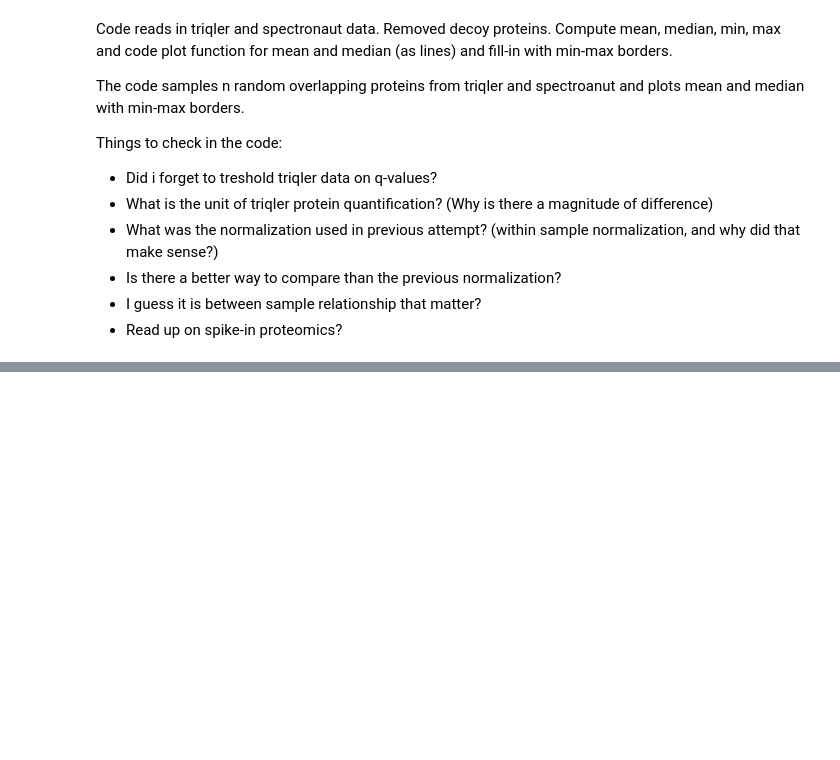
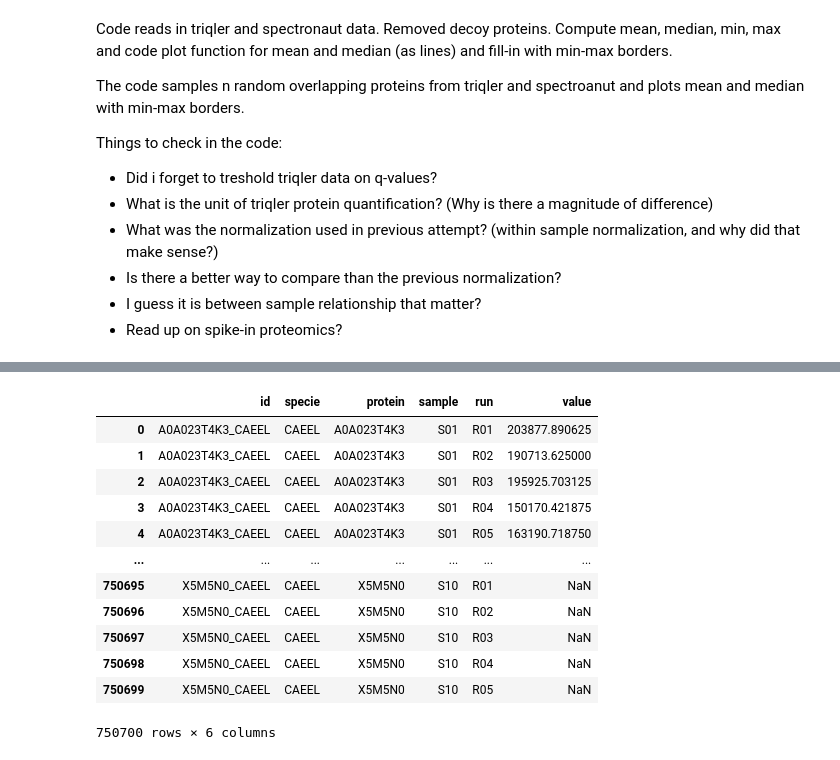
Before and after one commit to patruong/bayesMS, a Jupyter notebook: index.ipynb, the cells around one changed output, grey strips where cells are left out. Saved outputs shown, nothing was run; the diff lists cells and outputs as text; code cells hidden in the pictures; blank space fills up the shorter version.

```diff
--- a/index.ipynb
+++ b/index.ipynb
@@ -308,0 +442,3 @@ https://patruong.github.io/bayesProtQuant/
+# %%
+triq = melt_triqler_output(triq)
+spec = melt_spectronaut_triqler_formatted(spec)
@@ -308,0 +463,16 @@ https://patruong.github.io/bayesProtQuant/
+# %%
+spec
+# %% [output]
+|  | id | specie | protein | sample | run | value |
+| 0 | A0A023T4K3_CAEEL | CAEEL | A0A023T4K3 | S01 | R01 | 203877.890625 |
+| 1 | A0A023T4K3_CAEEL | CAEEL | A0A023T4K3 | S01 | R02 | 190713.625000 |
+| 2 | A0A023T4K3_CAEEL | CAEEL | A0A023T4K3 | S01 | R03 | 195925.703125 |
+| 3 | A0A023T4K3_CAEEL | CAEEL | A0A023T4K3 | S01 | R04 | 150170.421875 |
+| 4 | A0A023T4K3_CAEEL | CAEEL | A0A023T4K3 | S01 | R05 | 163190.718750 |
+| ... | ... | ... | ... | ... | ... | ... |
+| 750695 | X5M5N0_CAEEL | CAEEL | X5M5N0 | S10 | R01 | NaN |
+| 750696 | X5M5N0_CAEEL | CAEEL | X5M5N0 | S10 | R02 | NaN |
+| 750697 | X5M5N0_CAEEL | CAEEL | X5M5N0 | S10 | R03 | NaN |
+| 750698 | X5M5N0_CAEEL | CAEEL | X5M5N0 | S10 | R04 | NaN |
+| 750699 | X5M5N0_CAEEL | CAEEL | X5M5N0 | S10 | R05 | NaN |
+750700 rows × 6 columns
```
Also changed, not shown: parts of 52 cells of this notebook, 1 other file.
